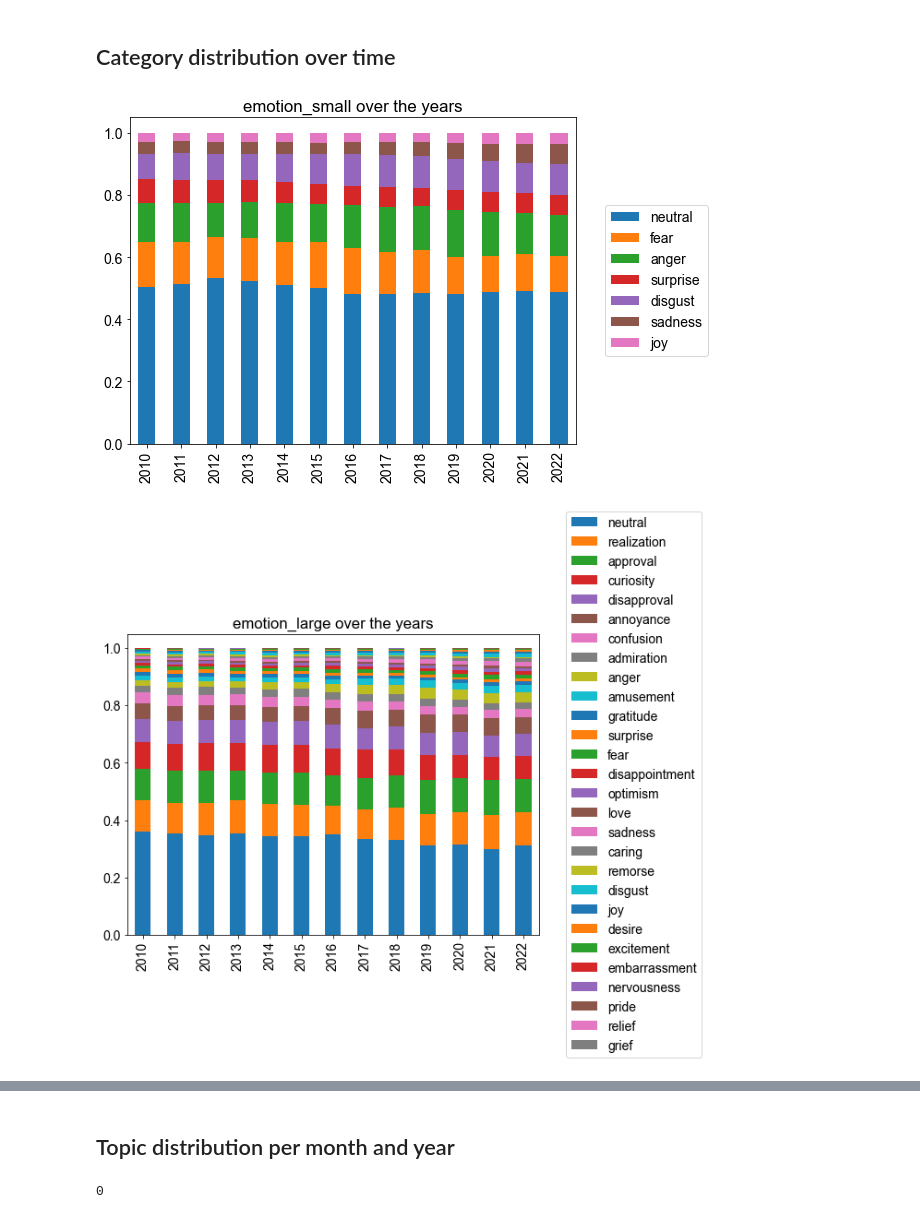
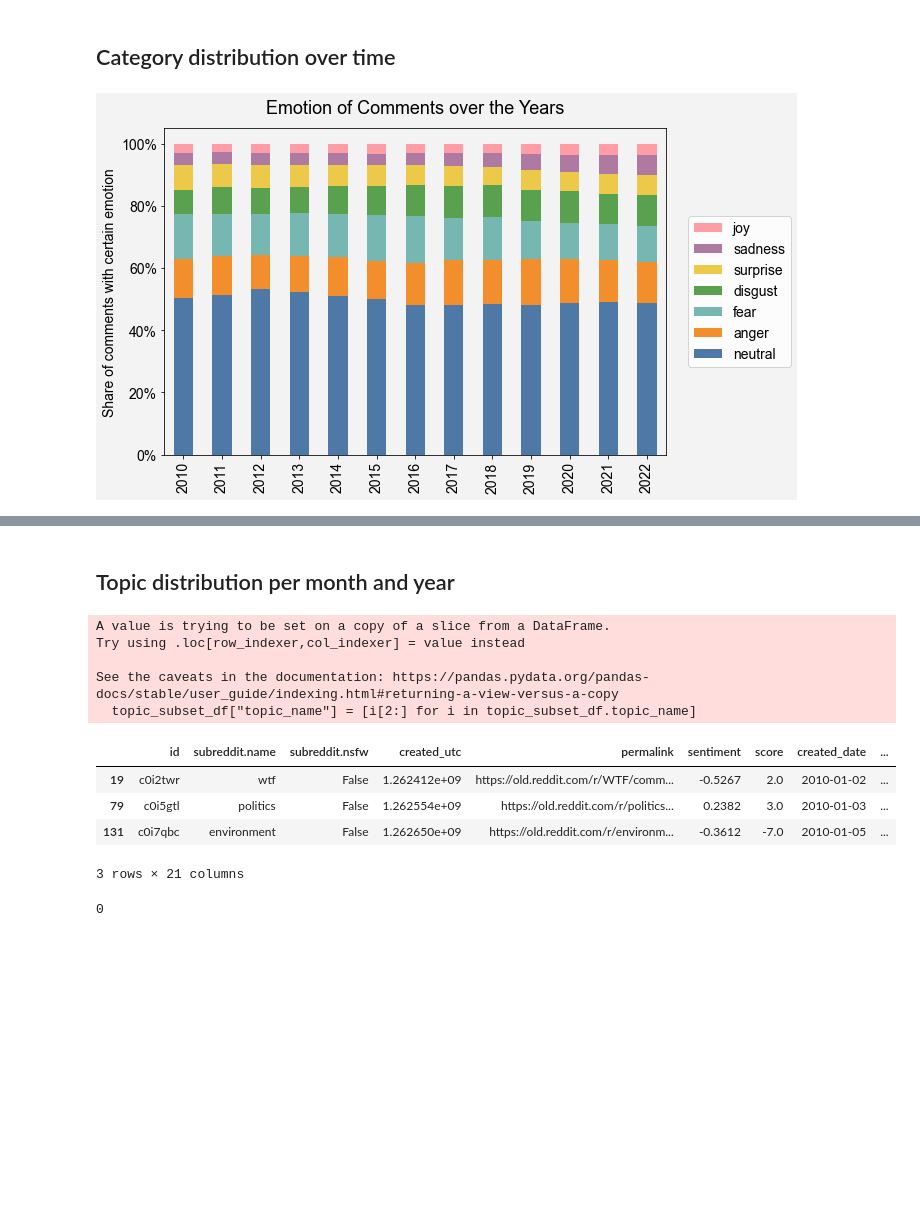
Before and after one commit to anjaghub/datascience_project_2023, a Jupyter notebook: 5_visualizations.ipynb, the cells around one changed output, grey strips where cells are left out. Drawn from its saved outputs; the diff is of its cells as text; code cells hidden in the pictures; blank space fills up the shorter version.

Commit message:
updates final visualizations

```diff
--- a/5_visualizations.ipynb
+++ b/5_visualizations.ipynb
@@ -16,10 +18,8 @@ import matplotlib.colors as pltc
 # %%
 # Corporate Design
 plt.rc('font', size=14)
-plt.rcParams["figure.figsize"] = (8,6)
+plt.rcParams["figure.figsize"] = (10,8)
 plt.rcParams["font.family"] = "Arial"
-cmap = pltc.LinearSegmentedColormap.from_list("", ["#01353B", "#8AE3ED"])
-color = "#006871"
 # %% [markdown]
 ## Load data and some final processing
 # %%
@@ -160,16 +161,37 @@ for label in ["emotion_small", "emotion_large", "climate_stance"]:
 # %% [markdown]
 ## Category distribution over time
 # %%
-for label in ["emotion_small", "emotion_large", "climate_stance"]:
+# Plot emotion over the years
+custom_colors = ["#4e79a7","#f28e2c","#76b7b2","#59a14f","#edc949","#af7aa1","#ff9da7","#9c755f","#bab0ab"]
+plt.rcParams["figure.figsize"] = (9,6)
+
+for label in ["emotion_small"]:#, "emotion_large", "climate_stance"]:
     distrib_time_df = df.copy().groupby(by=["created_year", label]).size().unstack(fill_value=0)
     distrib_time_df = distrib_time_df.div(distrib_time_df.sum(axis=1), axis=0) # Make y-axis relative
-    distrib_time_df = distrib_time_df.sort_values(by=2010, axis=1, ascending=False)
+    distrib_time_df = distrib_time_df.sort_values(by=2022, axis=1, ascending=False)
 
-    distrib_time_df.plot(kind='bar', stacked=True)
+    fig = plt.figure(facecolor='#F3F3F3')
+    ax = plt.axes()
+    ax.set_facecolor("#F3F3F3")
+
+    distrib_time_df.plot(kind='bar', stacked=True, color=custom_colors, ax=ax)
+
+    # Modify labels
     plt.xlabel("")
-    plt.title(f"{label} over the years")
-    plt.legend(loc="center left", bbox_to_anchor=(1.05, 0.5))
+    plt.ylabel('Share of comments with certain emotion')
+    plt.title(f"Emotion of Comments over the Years", size=18, pad=15)
+
+    # axis as percentages
+    plt.gca().yaxis.set_major_formatter(mtick.PercentFormatter(1))
+
+    # Legend in custom order
+    handles, labels = plt.gca().get_legend_handles_labels()
+    order = range(len(labels)-1, -1, -1)
+    plt.legend([handles[idx] for idx in order],[labels[idx] for idx in order], loc="center left", bbox_to_anchor=(1.03, 0.5))
+
+    # Save plot
+    # plt.savefig("final_plots/emotions.svg", bbox_inches='tight')
+
     plt.show()
 # %% [output]
-[figure, old version]
+[figure, new version]
-[figure, removed]
@@ -179,6 +200,22 @@ for label in ["emotion_small", "emotion_large", "climate_stance"]:
 # %%
 # Only take the most frequent topics into account, Sorting out 0 since it has too much effect on visuals, sorts our outlier topics too
 topic_subset_df = df[(df["topic_number"]> 0) & (df["topic_number"]<= 10)]
+
+topic_subset_df["topic_name"] = [i[2:] for i in topic_subset_df.topic_name]
+# %% [output]
+A value is trying to be set on a copy of a slice from a DataFrame.
+Try using .loc[row_indexer,col_indexer] = value instead
+
+See the caveats in the documentation: https://pandas.pydata.org/pandas-docs/stable/user_guide/indexing.html#returning-a-view-versus-a-copy
+  topic_subset_df["topic_name"] = [i[2:] for i in topic_subset_df.topic_name]
+# %%
+topic_subset_df.head(3)
+# %% [output]
+|  | id | subreddit.name | subreddit.nsfw | created_utc | permalink | sentiment | score | created_date | ... |
+| 19 | c0i2twr | wtf | False | 1.262412e+09 | https://old.reddit.com/r/WTF/comm... | -0.5267 | 2.0 | 2010-01-02 | ... |
+| 79 | c0i5gtl | politics | False | 1.262554e+09 | https://old.reddit.com/r/politics... | 0.2382 | 3.0 | 2010-01-03 | ... |
+| 131 | c0i7qbc | environment | False | 1.262650e+09 | https://old.reddit.com/r/environm... | -0.3612 | -7.0 | 2010-01-05 | ... |
+3 rows × 21 columns
 # %%
 # Check for Na values
 topic_subset_df.isna().sum().sum()
```
Also changed, not shown: parts of 8 cells of this notebook, 1 other file.
